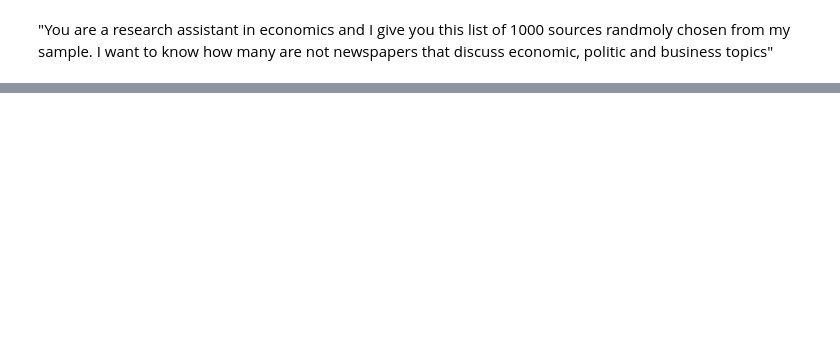
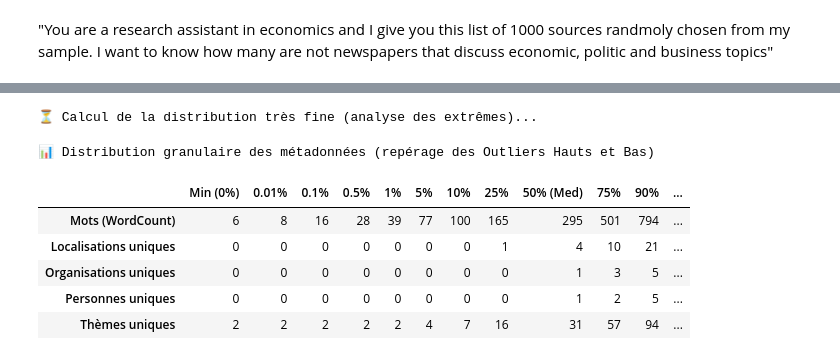
Before and after one commit to clucasmurex/gdelt, a Jupyter notebook: B_total_sources_analysis.ipynb, the cells around one changed output, grey strips where cells are left out. Saved outputs shown, nothing was run; the diff lists cells and outputs as text; code cells hidden in the pictures; blank space fills up the shorter version.

```diff
--- a/B_total_sources_analysis.ipynb
+++ b/B_total_sources_analysis.ipynb
@@ -1230,0 +424,59 @@ display(
+# %%
+import pandas as pd
+from IPython.display import display
+
+print("⏳ Calcul de la distribution très fine (analyse des extrêmes)...")
+
+query_quantiles = """
+WITH metrics AS (
+    SELECT
+        WordCount,
+        CASE WHEN Organizations = '' OR Organizations IS NULL THEN 0 ELSE ARRAY_LENGTH(string_split(Organizations, ';')) END AS OrgCount,
+        CASE WHEN Persons = '' OR Persons IS NULL THEN 0 ELSE ARRAY_LENGTH(string_split(Persons, ';')) END AS PersonCount,
+        CASE WHEN EnhancedThemes = '' OR EnhancedThemes IS NULL THEN 0 ELSE ARRAY_LENGTH(string_split(EnhancedThemes, ';')) END AS ThemeCount,
+        CASE WHEN EnhancedLocations = '' OR EnhancedLocations IS NULL THEN 0 ELSE ARRAY_LENGTH(string_split(EnhancedLocations, ';')) END AS LocCount
+    FROM gkg_clean
+)
+SELECT
+    -- Ajout des quantiles bas (0.0, 0.0001, 0.001, 0.005) pour voir le comportement près de zéro
+    APPROX_QUANTILE(WordCount,   [0.0, 0.0001, 0.001, 0.005, 0.01, 0.05, 0.10, 0.25, 0.50, 0.75, 0.90, 0.95, 0.99, 0.995, 0.999, 0.9999, 1.0]) AS wc_q,
+    APPROX_QUANTILE(OrgCount,    [0.0, 0.0001, 0.001, 0.005, 0.01, 0.05, 0.10, 0.25, 0.50, 0.75, 0.90, 0.95, 0.99, 0.995, 0.999, 0.9999, 1.0]) AS org_q,
+    APPROX_QUANTILE(PersonCount, [0.0, 0.0001, 0.001, 0.005, 0.01, 0.05, 0.10, 0.25, 0.50, 0.75, 0.90, 0.95, 0.99, 0.995, 0.999, 0.9999, 1.0]) AS pers_q,
+    APPROX_QUANTILE(ThemeCount,  [0.0, 0.0001, 0.001, 0.005, 0.01, 0.05, 0.10, 0.25, 0.50, 0.75, 0.90, 0.95, 0.99, 0.995, 0.999, 0.9999, 1.0]) AS theme_q,
+    APPROX_QUANTILE(LocCount,    [0.0, 0.0001, 0.001, 0.005, 0.01, 0.05, 0.10, 0.25, 0.50, 0.75, 0.90, 0.95, 0.99, 0.995, 0.999, 0.9999, 1.0]) AS loc_q
+FROM metrics;
+"""
+
+# Exécution de la requête
+df_quantiles = con.execute(query_quantiles).df()
+
+# Définition des labels pour nos pourcentages, adaptés à la nouvelle requête
+percentiles = [
+    'Min (0%)', '0.01%', '0.1%', '0.5%', '1%', '5%', '10%', '25%',
+    '50% (Med)', '75%', '90%', '95%', '99%', '99.5%', '99.9%', '99.99%', 'Max'
+]
+
+# Création d'un DataFrame propre en transposant les résultats
+df_fine_distribution = pd.DataFrame({
+    'Mots (WordCount)': df_quantiles['wc_q'][0],
+    'Localisations uniques': df_quantiles['loc_q'][0],
+    'Organisations uniques': df_quantiles['org_q'][0],
+    'Personnes uniques': df_quantiles['pers_q'][0],
+    'Thèmes uniques': df_quantiles['theme_q'][0]
+}, index=percentiles).T
+
+# Affichage avec un dégradé de couleurs (heatmap) par ligne
+display(
+    df_fine_distribution.style.format("{:,.0f}")
+    .background_gradient(cmap='YlOrRd', axis=1)
+    .set_caption("📊 Distribution granulaire des métadonnées (repérage des Outliers Hauts et Bas)")
+)
+# %% [output]
+⏳ Calcul de la distribution très fine (analyse des extrêmes)...
+📊 Distribution granulaire des métadonnées (repérage des Outliers Hauts et Bas)
+|  | Min (0%) | 0.01% | 0.1% | 0.5% | 1% | 5% | 10% | 25% | 50% (Med) | 75% | 90% | ... |
+| Mots (WordCount) | 6 | 8 | 16 | 28 | 39 | 77 | 100 | 165 | 295 | 501 | 794 | ... |
+| Localisations uniques | 0 | 0 | 0 | 0 | 0 | 0 | 0 | 1 | 4 | 10 | 21 | ... |
+| Organisations uniques | 0 | 0 | 0 | 0 | 0 | 0 | 0 | 0 | 1 | 3 | 5 | ... |
+| Personnes uniques | 0 | 0 | 0 | 0 | 0 | 0 | 0 | 0 | 1 | 2 | 5 | ... |
+| Thèmes uniques | 2 | 2 | 2 | 2 | 2 | 4 | 7 | 16 | 31 | 57 | 94 | ... |
```
Also changed, not shown: parts of 9 cells of this notebook, 3 other files.
